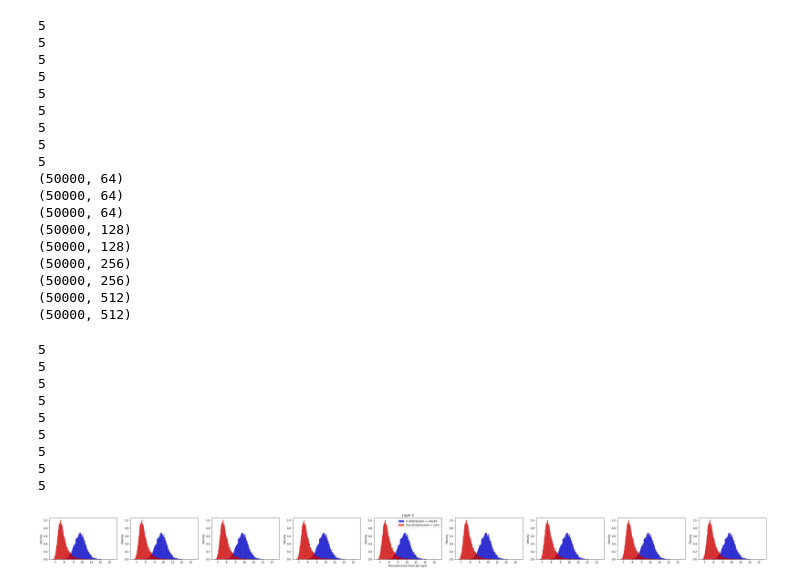
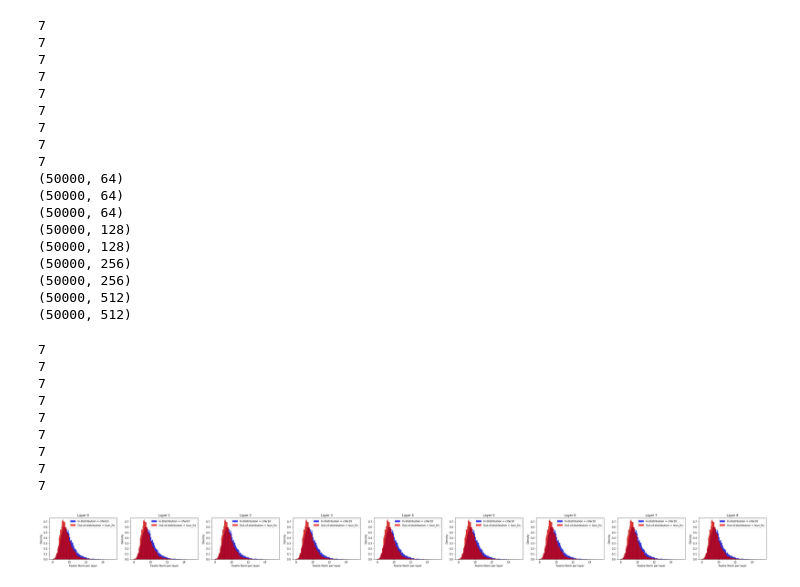
Before and after one commit to younghyopark/FROD, a Jupyter notebook: revised_anomaly_score-Copy1.ipynb, the cells around one changed output. Drawn from its saved outputs; the diff is of its cells as text; code cells hidden in the pictures.

```diff
--- a/revised_anomaly_score-Copy1.ipynb
+++ b/revised_anomaly_score-Copy1.ipynb
@@ -8,14 +8,14 @@ import calculate_log as callog
 # %%
 class opt:
     outf = 'extracted_features'
-    backbone_name = 'simclr'
+    backbone_name = 'resnet18_simclr_permrot_cifar10'
     dataset ='cifar10'
 # %%
-out_dataset = ['svhn','lsun_fix','imagenet_fix','lsun_resize','imagenet_resize']
-num_out_datasets = 5
+ood_dataset=['svhn','lsun_fix','imagenet_fix','lsun_resize','imagenet_resize','place365','dtd']
+out_dataset=ood_dataset
+num_out_datasets = 7
 # %%
 ind_dataset='cifar10'
-ood_dataset=['svhn','lsun_fix','imagenet_fix','lsun_resize','imagenet_resize']
 experiment = opt.backbone_name
 ae_type = 'vanilla_AE'
 prefix = 'confidence' #confidence
@@ -57,15 +57,15 @@ test_data_ood = test_ood_feature
 for i in range(layer_num):
     print(train_data_ind[i].shape)
 # %% [output]
-5
-5
-5
-5
-5
-5
-5
-5
-5
+7
+7
+7
+7
+7
+7
+7
+7
+7
 (50000, 64)
 (50000, 64)
 (50000, 64)
@@ -80,8 +80,10 @@ train_ind_norm=dict()
 test_ind_norm=dict()
 test_ood_norm=dict()
 
-layer = 4
+layer = 6
 for i in range(layer_num):
+    #layer=i
+    #layer=layer_num-1
     test_ood_norm[i]=[]
     num_ood[i]=[]
     train_ind_norm[i]=np.linalg.norm(train_ind_feature[layer],axis=1)
@@ -93,23 +95,24 @@ for i in range(layer_num):
 
 # norm_train_ind = train_ind_feature[13].norm(axis=1)
 # %% [output]
-5
-5
-5
-5
-5
-5
-5
-5
-5
+7
+7
+7
+7
+7
+7
+7
+7
+7
 # %%
-ood_index = 0
+ood_index=1
 fig,axs=plt.subplots(1,layer_num,figsize=(50,3))
-for i in range(layer_num):
-    sns.histplot(ax=axs[i],data=test_ind_norm[i],color='blue',stat='density')
-    sns.histplot(ax=axs[i],data=test_ood_norm[i][ood_index],color='red',stat='density')
+results=dict()
+for layer in range(layer_num):
+    sns.histplot(ax=axs[layer],data=test_ind_norm[layer],color='blue',stat='density')
+    sns.histplot(ax=axs[layer],data=test_ood_norm[layer][ood_index],color='red',stat='density')
     axs[layer].legend(['In-Distribution = {}'.format(ind_dataset),'Out-of-distribution = {}'.format(ood_dataset[ood_index])])
     axs[layer].set_title('Layer '+str(layer))
-    axs[layer].set_xlabel('Reconstruction Error per layer')
+    axs[layer].set_xlabel('Featre Norm per layer')
 # %% [output]
-[figure, old version]
+[figure, new version]
```
Also changed, not shown: parts of 12 cells of this notebook, 12 other files.
